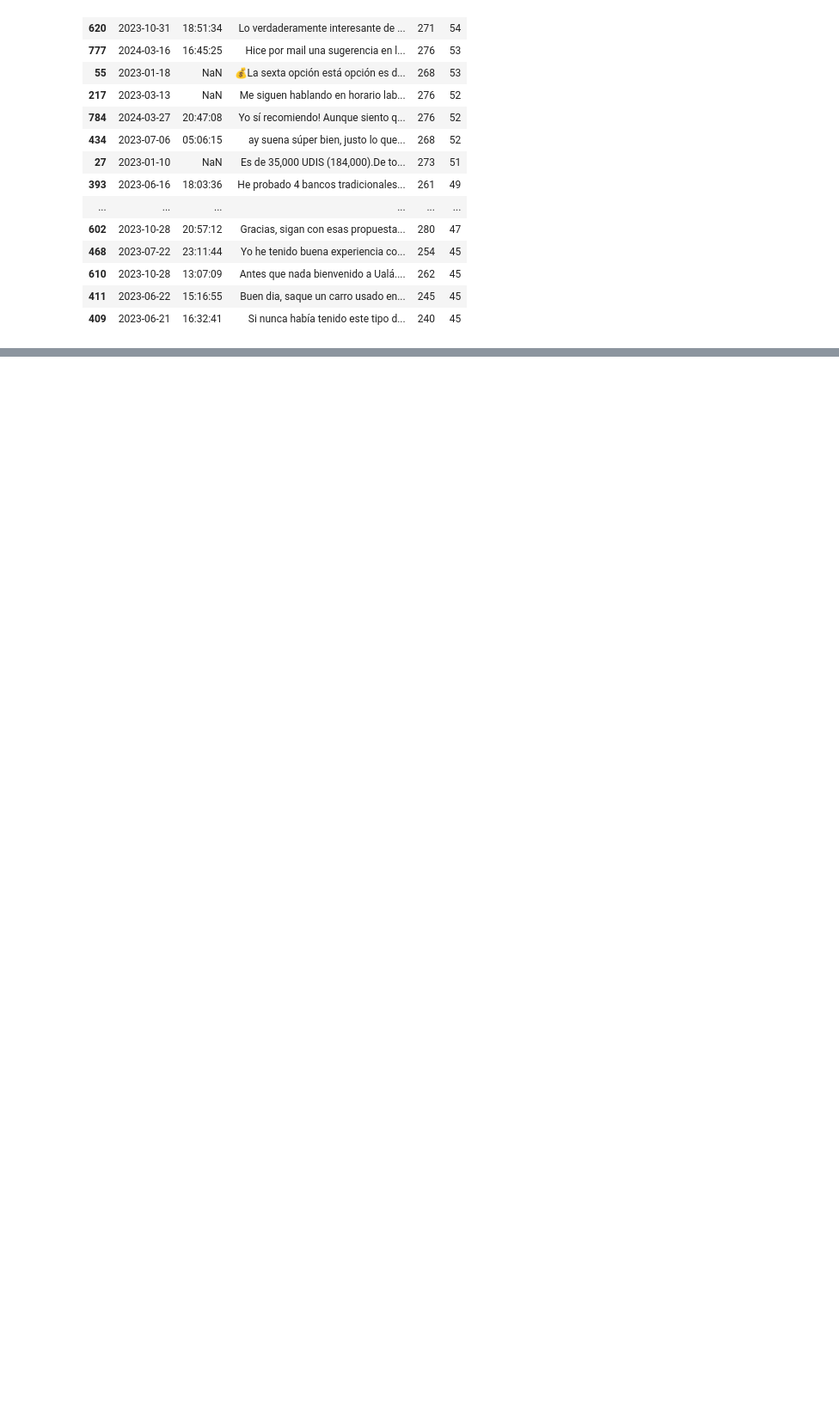
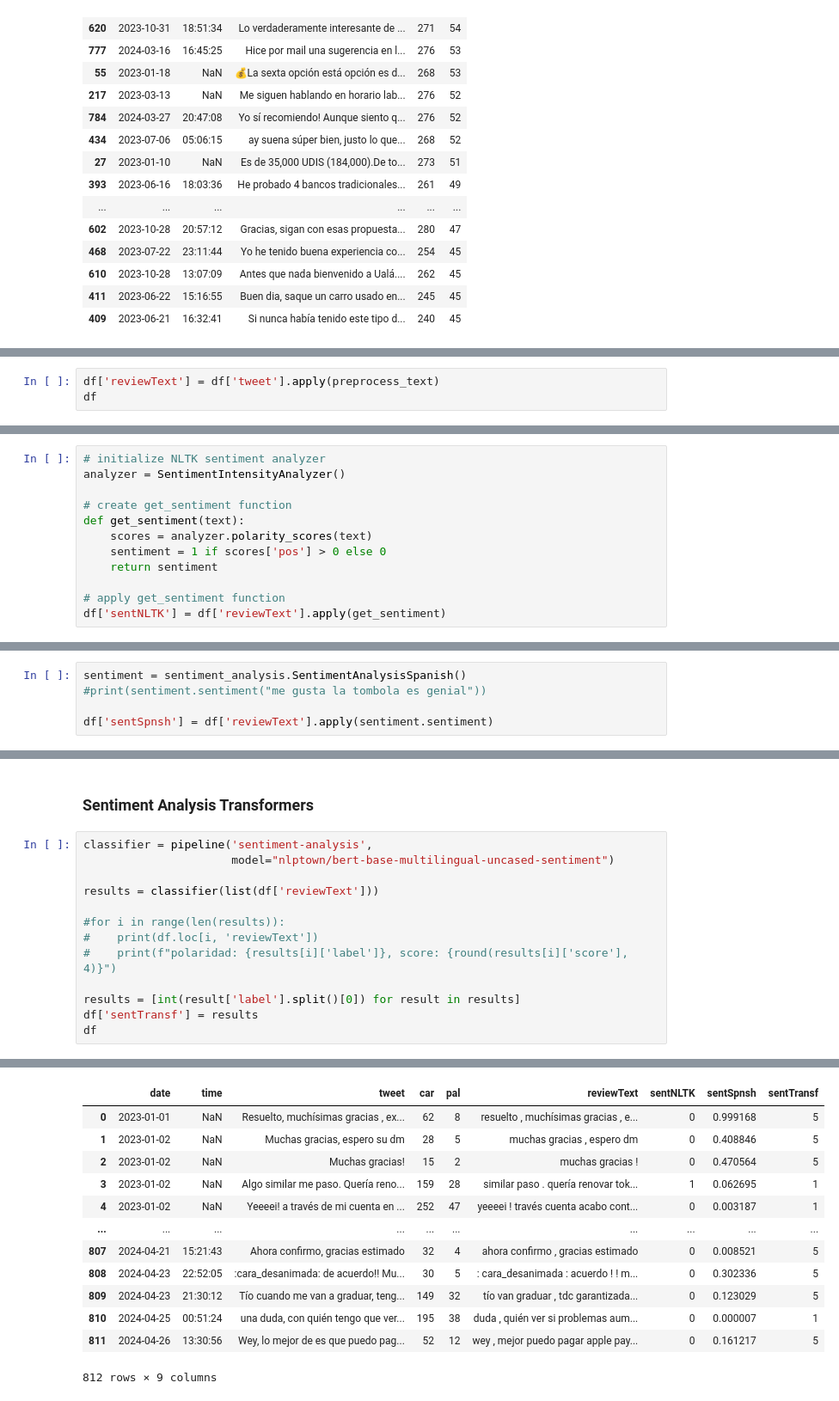
Before and after one commit to DEV-KONO/Los-sombreros-de-python, a Jupyter notebook: sentiment_analysis.ipynb, the cells around one changed output, grey strips where cells are left out. Shown: that part at 86% size. Cells and saved outputs as stored; diff of their text form; blank space fills up the shorter version.

```diff
--- a/sentiment_analysis.ipynb
+++ b/sentiment_analysis.ipynb
@@ -128,0 +179,3 @@ df
+# %%
+df['reviewText'] = df['tweet'].apply(preprocess_text)
+df
@@ -128,0 +198,12 @@ df
+# %%
+# initialize NLTK sentiment analyzer
+analyzer = SentimentIntensityAnalyzer()
+
+# create get_sentiment function
+def get_sentiment(text):
+    scores = analyzer.polarity_scores(text)
+    sentiment = 1 if scores['pos'] > 0 else 0
+    return sentiment
+
+# apply get_sentiment function
+df['sentNLTK'] = df['reviewText'].apply(get_sentiment)
@@ -128,0 +212,5 @@ df
+# %%
+sentiment = sentiment_analysis.SentimentAnalysisSpanish()
+#print(sentiment.sentiment("me gusta la tombola es genial"))
+
+df['sentSpnsh'] = df['reviewText'].apply(sentiment.sentiment)
@@ -128,0 +230,16 @@ df
+# %% [markdown]
+### Sentiment Analysis Transformers
+# %%
+classifier = pipeline('sentiment-analysis',
+                      model="nlptown/bert-base-multilingual-uncased-sentiment")
+
+results = classifier(list(df['reviewText']))
+
+#for i in range(len(results)):
+#    print(df.loc[i, 'reviewText'])
+#    print(f"polaridad: {results[i]['label']}, score: {round(results[i]['score'], 4)}")
+
+results = [int(result['label'].split()[0]) for result in results]
+df['sentTransf'] = results
+df
+# %% [output]
@@ -128,0 +251,13 @@ df
+|  | date | time | tweet | car | pal | reviewText | sentNLTK | sentSpnsh | sentTransf |
+| 0 | 2023-01-01 | NaN | Resuelto, muchísimas gracias , ex... | 62 | 8 | resuelto , muchísimas gracias , e... | 0 | 0.999168 | 5 |
+| 1 | 2023-01-02 | NaN | Muchas gracias, espero su dm | 28 | 5 | muchas gracias , espero dm | 0 | 0.408846 | 5 |
+| 2 | 2023-01-02 | NaN | Muchas gracias! | 15 | 2 | muchas gracias ! | 0 | 0.470564 | 5 |
+| 3 | 2023-01-02 | NaN | Algo similar me paso. Quería reno... | 159 | 28 | similar paso . quería renovar tok... | 1 | 0.062695 | 1 |
+| 4 | 2023-01-02 | NaN | Yeeeei! a través de mi cuenta en ... | 252 | 47 | yeeeei ! través cuenta acabo cont... | 0 | 0.003187 | 1 |
+| ... | ... | ... | ... | ... | ... | ... | ... | ... | ... |
+| 807 | 2024-04-21 | 15:21:43 | Ahora confirmo, gracias estimado | 32 | 4 | ahora confirmo , gracias estimado | 0 | 0.008521 | 5 |
+| 808 | 2024-04-23 | 22:52:05 | :cara_desanimada: de acuerdo!! Mu... | 30 | 5 | : cara_desanimada : acuerdo ! ! m... | 0 | 0.302336 | 5 |
+| 809 | 2024-04-23 | 21:30:12 | Tío cuando me van a graduar, teng... | 149 | 32 | tío van graduar , tdc garantizada... | 0 | 0.123029 | 5 |
+| 810 | 2024-04-25 | 00:51:24 | una duda, con quién tengo que ver... | 195 | 38 | duda , quién ver si problemas aum... | 0 | 0.000007 | 1 |
+| 811 | 2024-04-26 | 13:30:56 | Wey, lo mejor de es que puedo pag... | 52 | 12 | wey , mejor puedo pagar apple pay... | 0 | 0.161217 | 5 |
+812 rows × 9 columns
```
Also changed, not shown: parts of 23 cells of this notebook.
